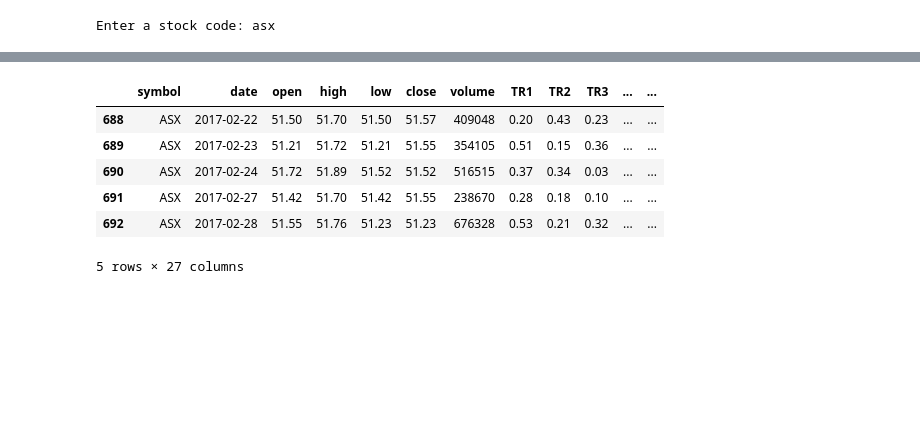
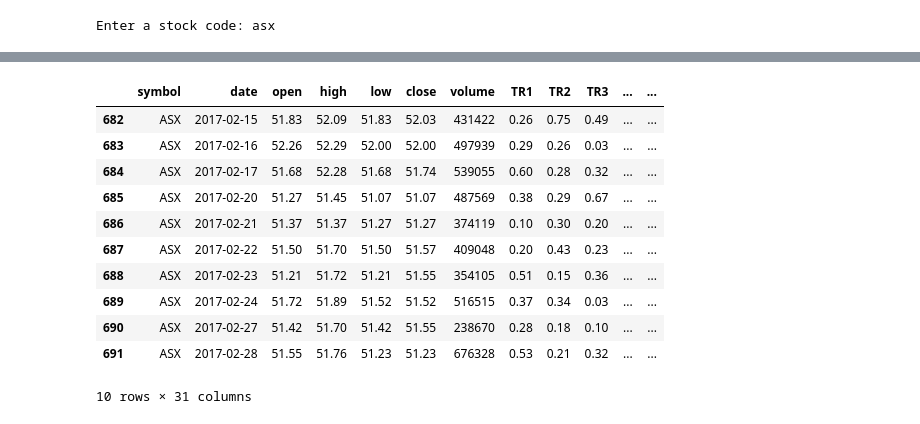
Before and after one commit to homydeth/trading, a Jupyter notebook: Stock_Charting.ipynb, the cells around one changed output, grey strips where cells are left out. Cells and saved outputs as stored; diff of their text form; code cells hidden in the pictures; blank space fills up the shorter version.

```diff
--- a/Stock_Charting.ipynb
+++ b/Stock_Charting.ipynb
@@ -86,6 +101,6 @@ df['HHV'] = HHV(df['close'], highest_days)
 # %%
 #Set the number of days for the lowest low (bottom of the Donchian channel)
-df['LLV'] = LLV(df['close'], lowest_days)
+df['LLV'] = LLV(df['low'], lowest_days)
 # %%
 #add moving averages
 df['EMA1'] = talib.EMA(df['close'].as_matrix(), timeperiod=ema1_days)
@@ -117,4 +132,9 @@ df['EMA3_weekly_roc'] = df['EMA3'].pct_change(periods=5)
 df['long_entry'] = (df['close'] > df['HHV']) & (df['EMA3_weekly_roc'] > 0)
 # %%
 #exit conditions for a long trade
-df['long_exit'] = (df['close'] < df['LLV'])
+df['long_exit'] = (df['close'] < df['Trailing_Stop'])
+# %%
+df['ATR_Trail'] = df['HHV'] - (df['ATR'] * 4)
+# %%
+#df['Trailing_Stop'] = df[['ATR_Trail', 'ATR_Trail2']].max(axis=1)
+df['Trailing_Stop'] = HHV(df['ATR_Trail'], 7)
@@ -121,13 +143,18 @@ df['long_exit'] = (df['close'] < df['LLV'])
 # %%
-df.tail()
+df.tail(10)
 # %% [output]
 |  | symbol | date | open | high | low | close | volume | TR1 | TR2 | TR3 | ... | ... |
-| 688 | ASX | 2017-02-22 | 51.50 | 51.70 | 51.50 | 51.57 | 409048 | 0.20 | 0.43 | 0.23 | ... | ... |
-| 689 | ASX | 2017-02-23 | 51.21 | 51.72 | 51.21 | 51.55 | 354105 | 0.51 | 0.15 | 0.36 | ... | ... |
-| 690 | ASX | 2017-02-24 | 51.72 | 51.89 | 51.52 | 51.52 | 516515 | 0.37 | 0.34 | 0.03 | ... | ... |
-| 691 | ASX | 2017-02-27 | 51.42 | 51.70 | 51.42 | 51.55 | 238670 | 0.28 | 0.18 | 0.10 | ... | ... |
-| 692 | ASX | 2017-02-28 | 51.55 | 51.76 | 51.23 | 51.23 | 676328 | 0.53 | 0.21 | 0.32 | ... | ... |
+| 682 | ASX | 2017-02-15 | 51.83 | 52.09 | 51.83 | 52.03 | 431422 | 0.26 | 0.75 | 0.49 | ... | ... |
+| 683 | ASX | 2017-02-16 | 52.26 | 52.29 | 52.00 | 52.00 | 497939 | 0.29 | 0.26 | 0.03 | ... | ... |
+| 684 | ASX | 2017-02-17 | 51.68 | 52.28 | 51.68 | 51.74 | 539055 | 0.60 | 0.28 | 0.32 | ... | ... |
+| 685 | ASX | 2017-02-20 | 51.27 | 51.45 | 51.07 | 51.07 | 487569 | 0.38 | 0.29 | 0.67 | ... | ... |
+| 686 | ASX | 2017-02-21 | 51.37 | 51.37 | 51.27 | 51.27 | 374119 | 0.10 | 0.30 | 0.20 | ... | ... |
+| 687 | ASX | 2017-02-22 | 51.50 | 51.70 | 51.50 | 51.57 | 409048 | 0.20 | 0.43 | 0.23 | ... | ... |
+| 688 | ASX | 2017-02-23 | 51.21 | 51.72 | 51.21 | 51.55 | 354105 | 0.51 | 0.15 | 0.36 | ... | ... |
+| 689 | ASX | 2017-02-24 | 51.72 | 51.89 | 51.52 | 51.52 | 516515 | 0.37 | 0.34 | 0.03 | ... | ... |
+| 690 | ASX | 2017-02-27 | 51.42 | 51.70 | 51.42 | 51.55 | 238670 | 0.28 | 0.18 | 0.10 | ... | ... |
+| 691 | ASX | 2017-02-28 | 51.55 | 51.76 | 51.23 | 51.23 | 676328 | 0.53 | 0.21 | 0.32 | ... | ... |
-5 rows × 27 columns
+10 rows × 31 columns
 # %%
 from plotly.tools import FigureFactory as FF
 from datetime import datetime
```
Also changed, not shown: parts of 6 cells of this notebook.
